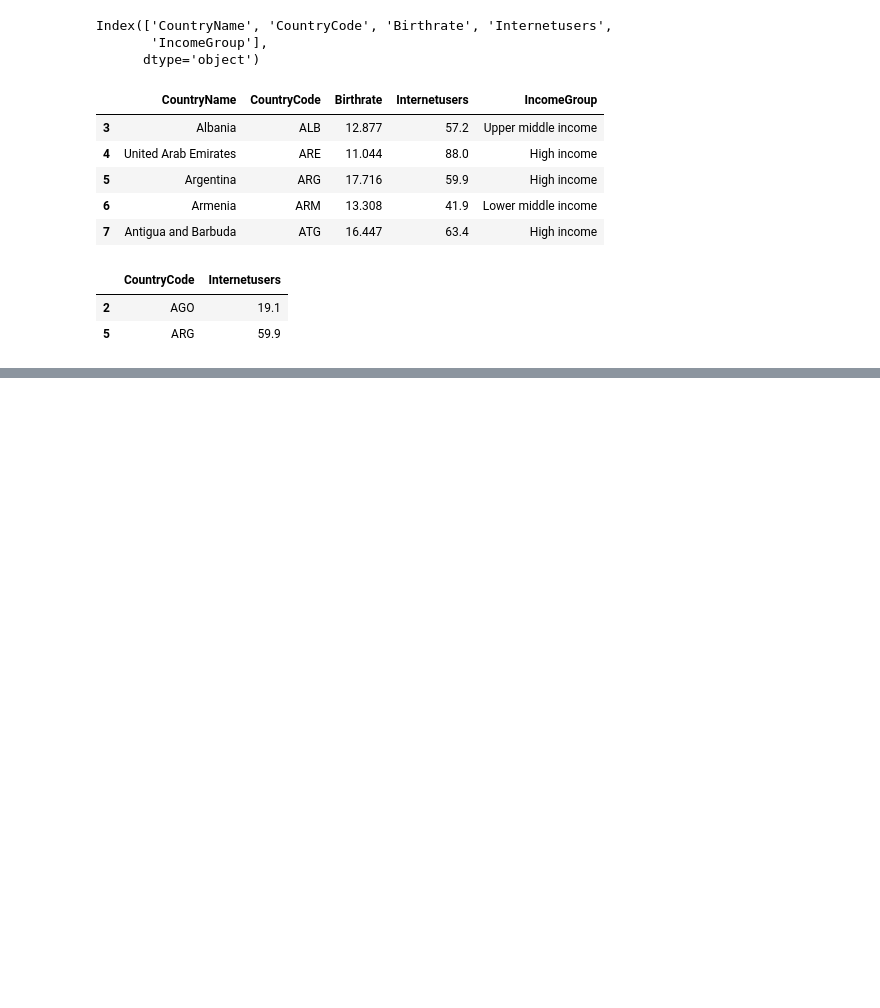
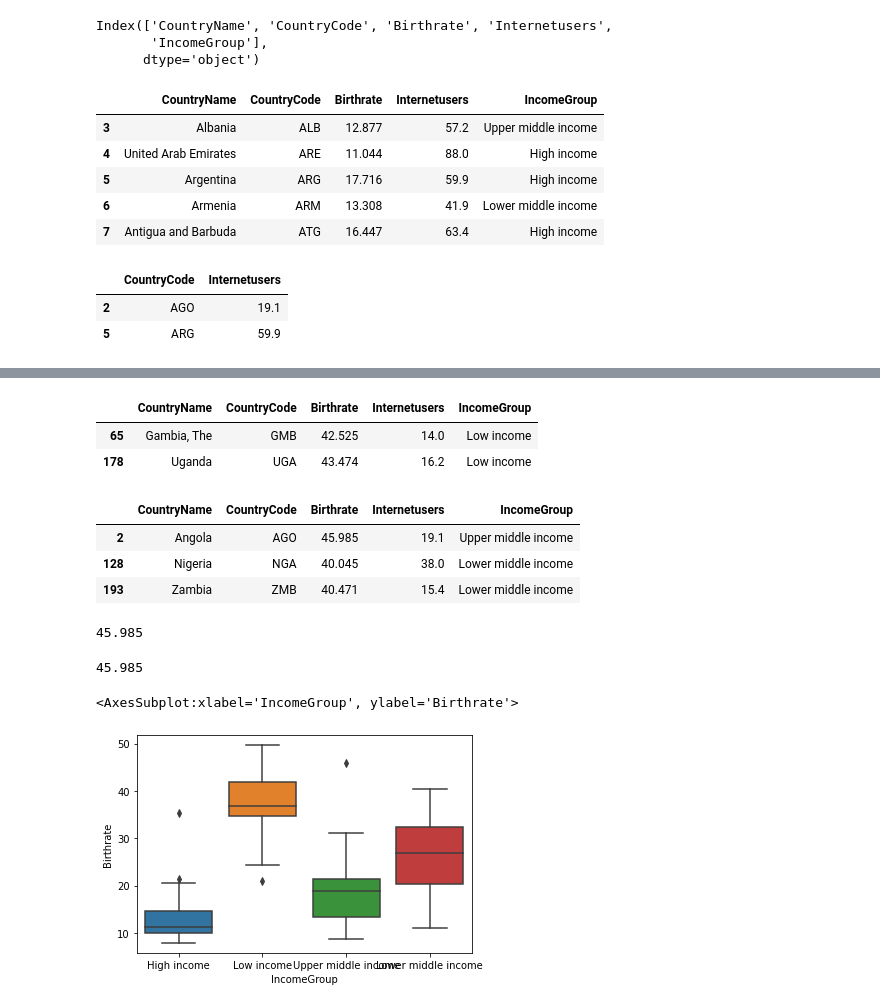
Before and after one commit to Rahman17309/BatchFEB20, a Jupyter notebook: python_day2.ipynb, the cells around one changed output, grey strips where cells are left out. Cells and saved outputs as stored; diff of their text form; code cells hidden in the pictures; blank space fills up the shorter version.

```diff
--- a/python_day2.ipynb
+++ b/python_day2.ipynb
@@ -111,0 +127,2 @@ stats.iloc[[2,5],[1,3]] #find the indexcolumns
+# %%
+stats['New'] = stats.Internetusers/stats.Birthrate
@@ -111,0 +138,5 @@ stats.iloc[[2,5],[1,3]] #find the indexcolumns
+# %%
+# drop the columns and rows by inserting function as
+#when we delete any row we need to put the column header name and zero for rows
+#when we delete any column we need to put the row header name and one for columns
+stats = stats.drop("New",1)
@@ -111,0 +230,21 @@ stats.iloc[[2,5],[1,3]] #find the indexcolumns
+# %%
+stats [(stats.Birthrate > 40) & (stats.Internetusers > 10) & (stats.IncomeGroup == 'Low income')]
+# %% [output]
+|  | CountryName | CountryCode | Birthrate | Internetusers | IncomeGroup |
+| 65 | Gambia, The | GMB | 42.525 | 14.0 | Low income |
+| 178 | Uganda | UGA | 43.474 | 16.2 | Low income |
+# %%
+stats [(stats.Birthrate > 40) & (stats.Internetusers > 10) & (stats.IncomeGroup != 'Low income')]
+# %% [output]
+|  | CountryName | CountryCode | Birthrate | Internetusers | IncomeGroup |
+| 2 | Angola | AGO | 45.985 | 19.1 | Upper middle income |
+| 128 | Nigeria | NGA | 40.045 | 38.0 | Lower middle income |
+| 193 | Zambia | ZMB | 40.471 | 15.4 | Lower middle income |
+# %%
+stats.iat[2,2] #iat means index at specific location
+# %% [output]
+45.985
+# %%
+stats.at [2, 'Birthrate']
+# %% [output]
+45.985
@@ -111,0 +253,5 @@ stats.iloc[[2,5],[1,3]] #find the indexcolumns
+# %%
+sns.boxplot(data=stats, x='IncomeGroup', y='Birthrate')
+# %% [output]
+<AxesSubplot:xlabel='IncomeGroup', ylabel='Birthrate'>
+[figure, added]
```
Also changed, not shown: parts of 14 cells of this notebook.
